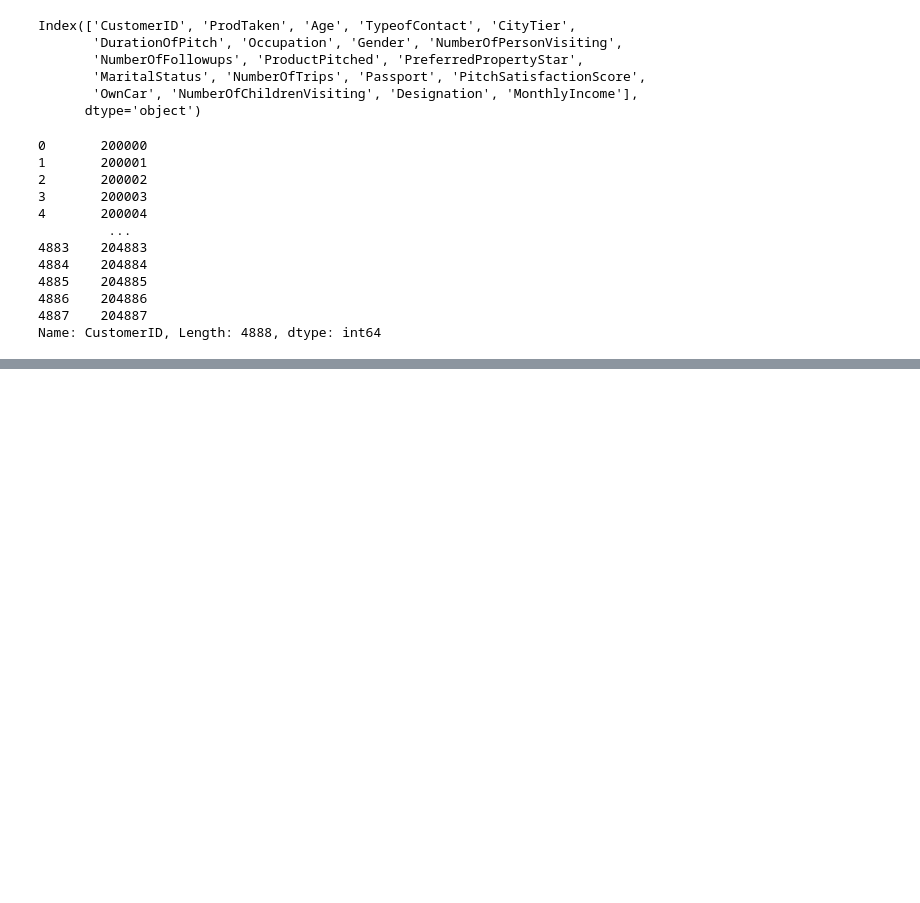
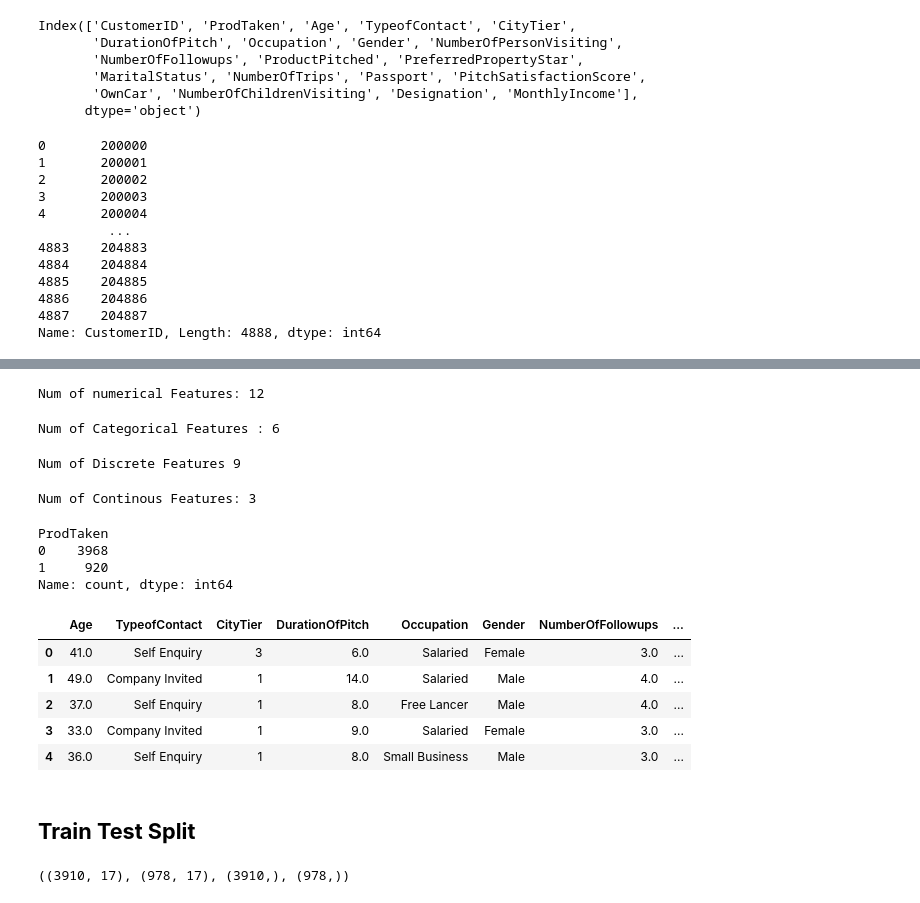
Before and after one commit to hardik7863/ML, a Jupyter notebook: 35-RandomForest/1-RandomForestClassificationImplementation.ipynb, the cells around one changed output, grey strips where cells are left out. Drawn from its saved outputs; the diff is of its cells as text; code cells hidden in the pictures; blank space fills up the shorter version.

```diff
--- a/35-RandomForest/1-RandomForestClassificationImplementation.ipynb
+++ b/35-RandomForest/1-RandomForestClassificationImplementation.ipynb
@@ -249,0 +247,28 @@ KeyError: "['CustomerId'] not found in axis"
+# %%
+## create new column for feature
+df['TotalVisiting']=df['NumberOfPersonVisiting']+df['NumberOfChildrenVisiting']
+df.drop(columns=["NumberOfPersonVisiting","NumberOfChildrenVisiting"],inplace=True)
+# %%
+## get all the numeric features
+num_features=[feature for feature in df.columns if df[feature].dtype !='O']
+print('Num of numerical Features:',len(num_features))
+# %% [output]
+Num of numerical Features: 12
+# %%
+##categorical features
+cat_features = [feature for feature in df.columns if df[feature].dtype == 'O']
+print('Num of Categorical Features :', len(cat_features))
+# %% [output]
+Num of Categorical Features : 6
+# %%
+## Discreate Features :- those features which are fixed and cannot go beyond some limit
+discrete_features=[feature for feature in num_features if len(df[feature].unique())<=25]
+print('Num of Discrete Features',len(discrete_features))
+# %% [output]
+Num of Discrete Features 9
+# %%
+## Continous Features:-those features which are not fixed and can go beyond some limit
+continous_features=[feature for feature in num_features if feature not in discrete_features]
+print("Num of Continous Features:",len(continous_features))
+# %% [output]
+Num of Continous Features: 3
@@ -249,0 +279,24 @@ KeyError: "['CustomerId'] not found in axis"
+# %%
+y.value_counts()
+# %% [output]
+ProdTaken
+0    3968
+1     920
+Name: count, dtype: int64
+# %%
+X.head()
+# %% [output]
+|  | Age | TypeofContact | CityTier | DurationOfPitch | Occupation | Gender | NumberOfFollowups | ... |
+| 0 | 41.0 | Self Enquiry | 3 | 6.0 | Salaried | Female | 3.0 | ... |
+| 1 | 49.0 | Company Invited | 1 | 14.0 | Salaried | Male | 4.0 | ... |
+| 2 | 37.0 | Self Enquiry | 1 | 8.0 | Free Lancer | Male | 4.0 | ... |
+| 3 | 33.0 | Company Invited | 1 | 9.0 | Salaried | Female | 3.0 | ... |
+| 4 | 36.0 | Self Enquiry | 1 | 8.0 | Small Business | Male | 3.0 | ... |
+# %% [markdown]
+## **Train Test Split**
+# %%
+## Separate the dataset into train and test
+X_train,X_test,y_train,y_test=train_test_split(X,y,test_size=0.2,random_state=42)
+X_train.shape,X_test.shape,y_train.shape,y_test.shape
+# %% [output]
+((3910, 17), (978, 17), (3910,), (978,))
```
Also changed, not shown: parts of 23 cells of this notebook, 22 other files.
